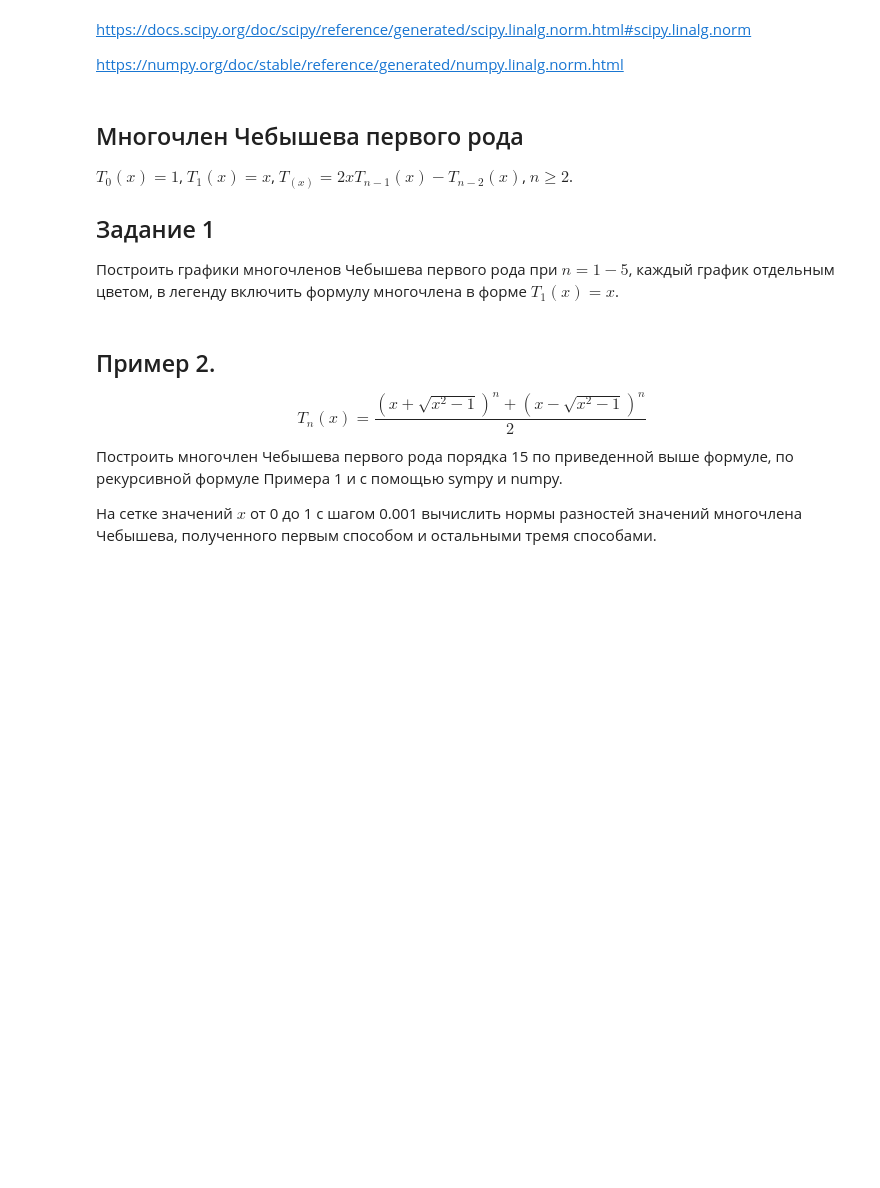
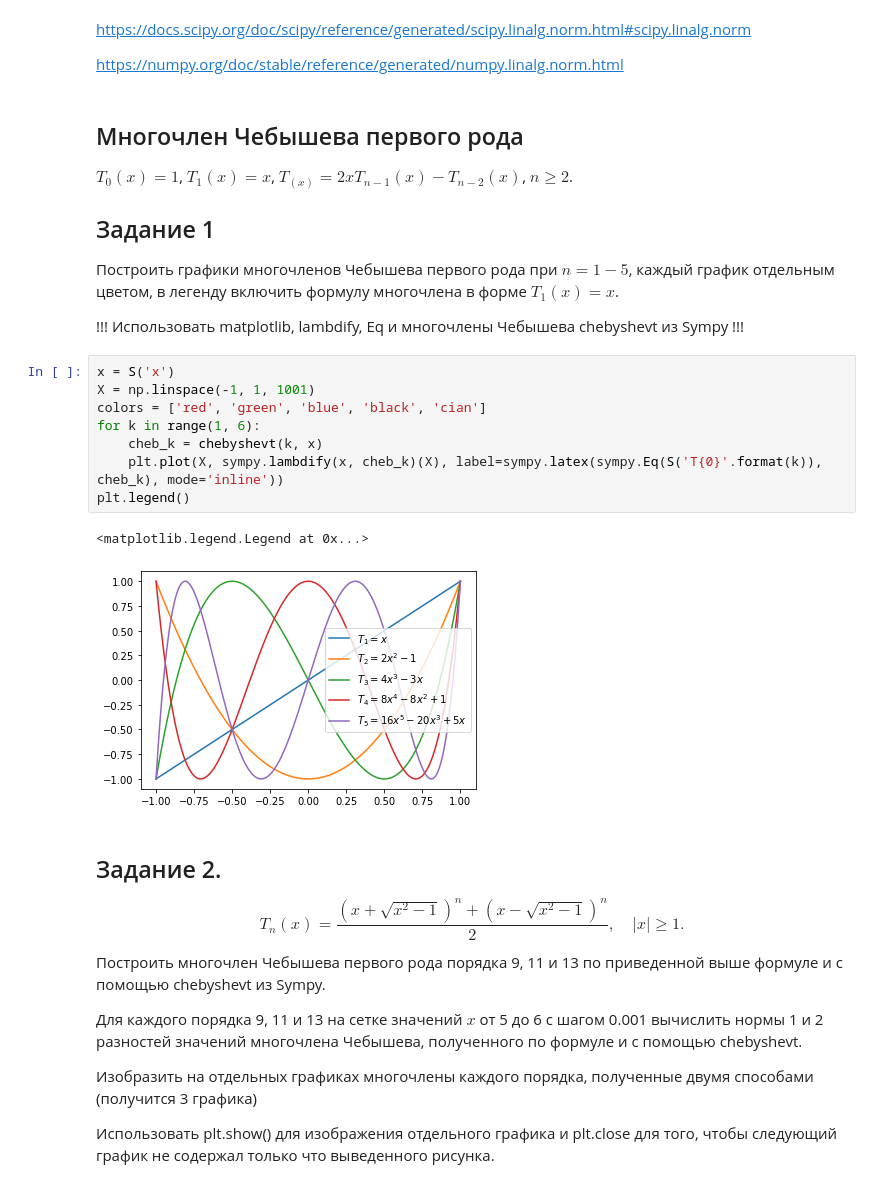
Before and after one commit to GalinaZh/Appl_alg2021, a Jupyter notebook: Applied_Alg_sem_7_Interpolation_task.ipynb, the cells around one changed output. Cells and saved outputs as stored; diff of their text form; blank space fills up the shorter version.

```diff
--- a/Applied_Alg_sem_7_Interpolation_task.ipynb
+++ b/Applied_Alg_sem_7_Interpolation_task.ipynb
@@ -52,11 +60,28 @@ https://numpy.org/doc/stable/reference/generated/numpy.linalg.norm.html
 $T_0(x) = 1$, $T_1(x) = x$, $T_(x) = 2xT_{n - 1}(x) - T_{n - 2}(x)$, $n\ge 2$.
 ## Задание 1
 Построить графики многочленов Чебышева первого рода при $n = 1 - 5$, каждый график отдельным цветом, в легенду включить формулу многочлена в форме $T_1(x) = x$.
+
+!!! Использовать matplotlib, lambdify, Eq и многочлены Чебышева chebyshevt из Sympy !!!
+# %%
+x = S('x')
+X = np.linspace(-1, 1, 1001)
+colors = ['red', 'green', 'blue', 'black', 'cian']
+for k in range(1, 6):
+    cheb_k = chebyshevt(k, x)
+    plt.plot(X, sympy.lambdify(x, cheb_k)(X), label=sympy.latex(sympy.Eq(S('T{0}'.format(k)), cheb_k), mode='inline'))
+plt.legend()
+# %% [output]
+<matplotlib.legend.Legend at 0x...>
+[figure, added]
 # %% [markdown]
-## Пример 2.
+## Задание 2.
 $$
-T_n(x) = \frac{(x + \sqrt{x^2 - 1})^n + (x - \sqrt{x^2 - 1})^n}{2}
+T_n(x) = \frac{(x + \sqrt{x^2 - 1})^n + (x - \sqrt{x^2 - 1})^n}{2}, \quad |x| \ge 1.
 $$
-Построить многочлен Чебышева первого рода порядка 15 по приведенной выше формуле, по рекурсивной формуле Примера 1 и с помощью sympy и numpy.
+Построить многочлен Чебышева первого рода порядка 9, 11 и 13 по приведенной выше формуле и с помощью chebyshevt из Sympy.
 
-На сетке значений $x$ от 0 до 1 с шагом 0.001 вычислить нормы разностей значений многочлена Чебышева, полученного первым способом и остальными тремя способами.
+Для каждого порядка 9, 11 и 13 на сетке значений $x$ от 5 до 6 с шагом 0.001 вычислить нормы 1 и 2 разностей значений многочлена Чебышева, полученного по формуле и с помощью chebyshevt.
+
+Изобразить на отдельных графиках многочлены каждого порядка, полученные двумя способами (получится 3 графика)
+
+Использовать plt.show() для изображения отдельного графика и plt.close для того, чтобы следующий график не содержал только что выведенного рисунка.
```
Also changed, not shown: parts of 14 cells of this notebook.
